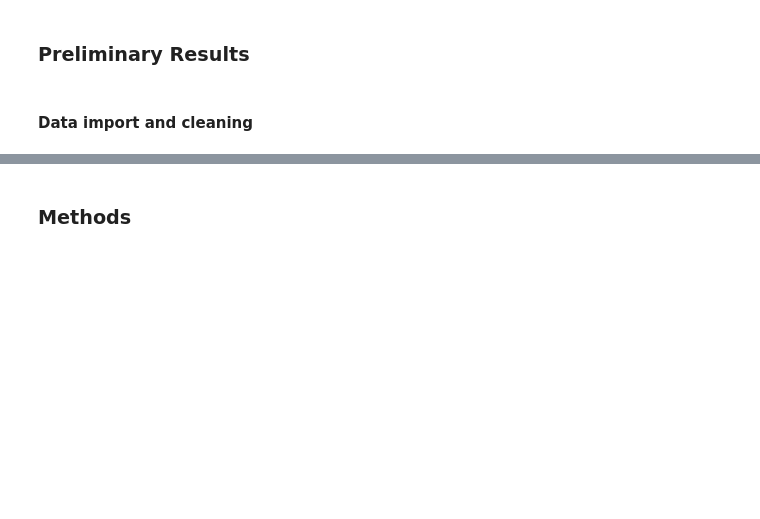
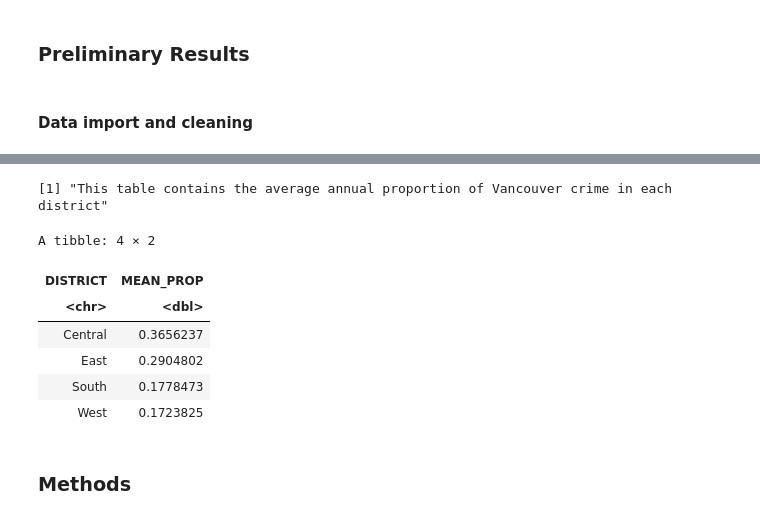
Before and after one commit to samnthorne/STAT201_Group40, a Jupyter notebook: Proposal.ipynb, the cells around one changed output, grey strips where cells are left out. Drawn from its saved outputs; the diff is of its cells as text; code cells hidden in the pictures; blank space fills up the shorter version.

```diff
--- a/Proposal.ipynb
+++ b/Proposal.ipynb
@@ -170,3 +157,30 @@ one average which district has the most crime per year.
+# %%
+# Added another column to the data which holds the proportion of crime for the corresponding district and year
+# of the row.
+prop_data <- crime_data %>%
+    group_by(YEAR) %>%
+    mutate(num_year = n()) %>%
+    ungroup() %>%
+    group_by(YEAR, DISTRICT) %>%
+    mutate(PROP = n()/num_year) %>%
+    select(-num_year)
+
+# Using the proportion found above, find the mean over all years for each district.
+estimation_table <- prop_data %>%
+    group_by(DISTRICT) %>%
+    summarise(MEAN_PROP = mean(PROP))
+
+print("This table contains the average annual proportion of Vancouver crime in each district")
+estimation_table
+# %% [output]
+[1] "This table contains the average annual proportion of Vancouver crime in each district"
+A tibble: 4 × 2
+| DISTRICT | MEAN_PROP |
+| <chr> | <dbl> |
+| Central | 0.3656237 |
+| East | 0.2904802 |
+| South | 0.1778473 |
+| West | 0.1723825 |
 # %% [markdown]
 ### Methods
 # %% [markdown]
```
Also changed, not shown: parts of 15 cells of this notebook.
